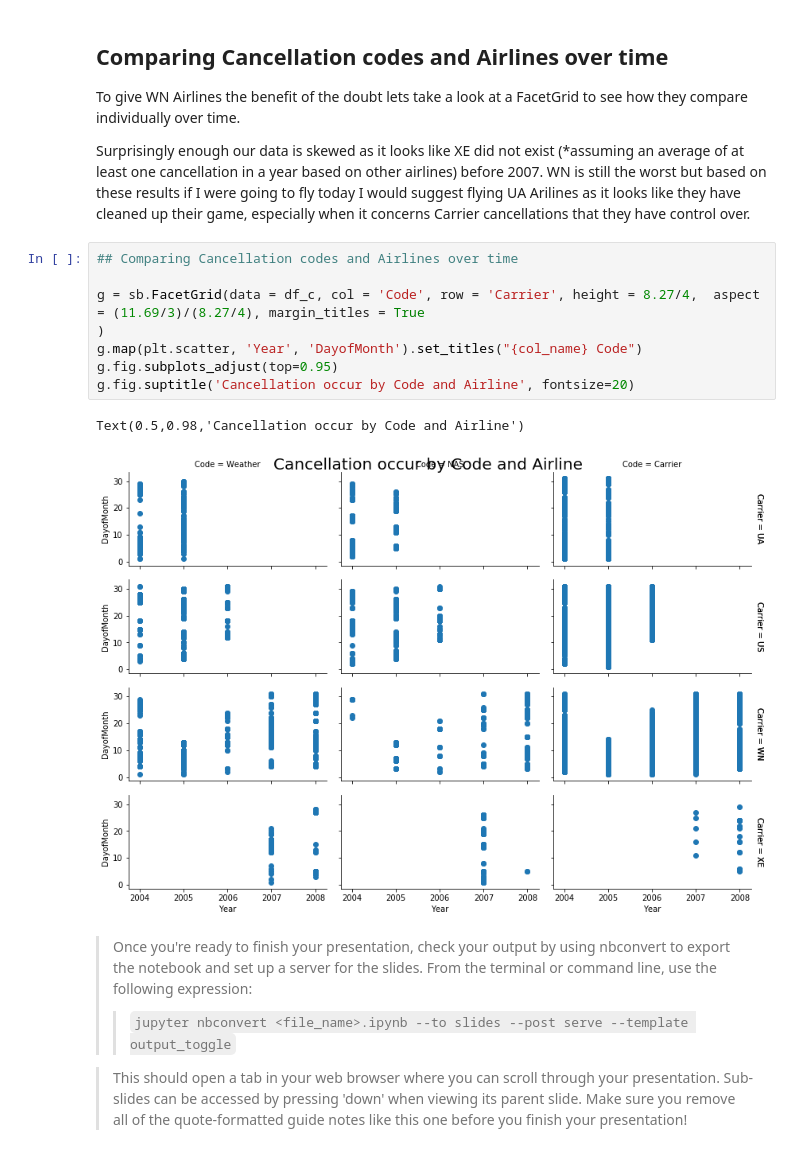
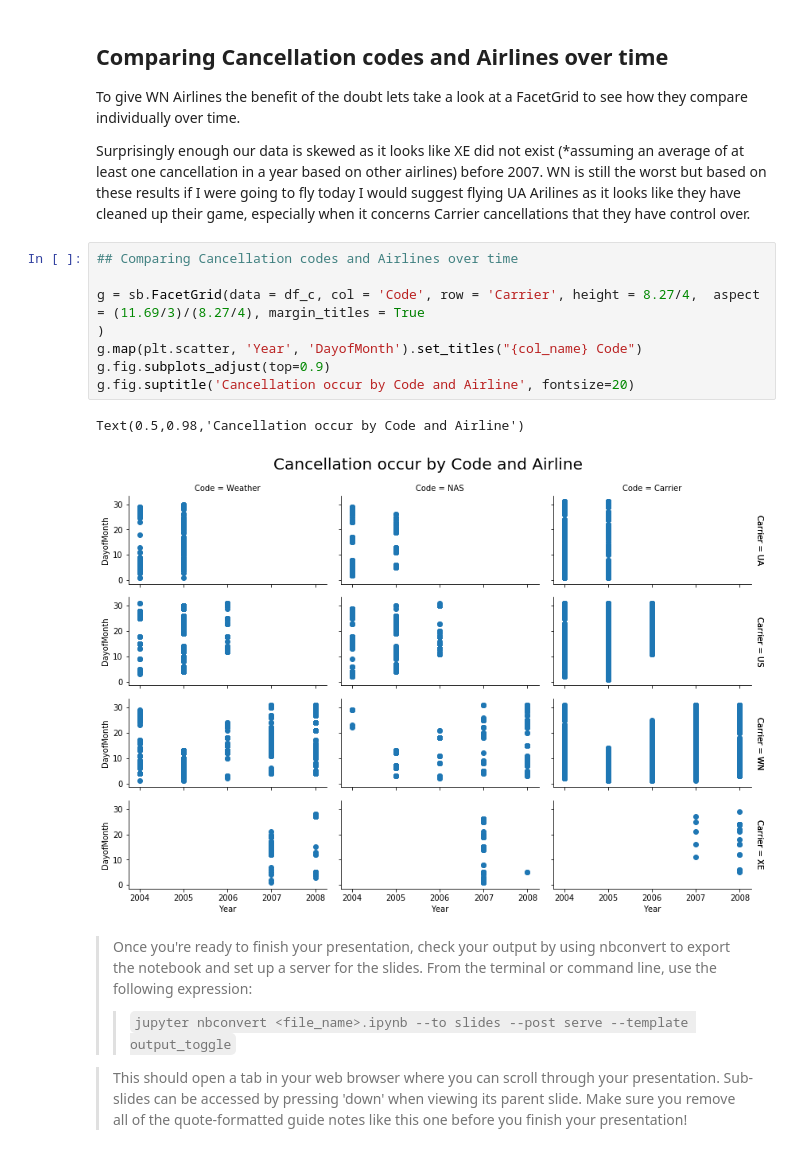
Before and after one commit to solaini/Data-Visualizations, a Jupyter notebook: Cancellation-Results.ipynb, the cells around one changed output. Drawn from its saved outputs; the diff is of its cells as text.

Commit message:
Final adjustment

```diff
--- a/Cancellation-Results.ipynb
+++ b/Cancellation-Results.ipynb
@@ -120,14 +120,14 @@ Surprisingly enough our data is skewed as it looks like XE did not exist (*assum
 # %%
 ## Comparing Cancellation codes and Airlines over time
 
 g = sb.FacetGrid(data = df_c, col = 'Code', row = 'Carrier', height = 8.27/4,  aspect = (11.69/3)/(8.27/4), margin_titles = True
 )
 g.map(plt.scatter, 'Year', 'DayofMonth').set_titles("{col_name} Code")
-g.fig.subplots_adjust(top=0.95)
+g.fig.subplots_adjust(top=0.9)
 g.fig.suptitle('Cancellation occur by Code and Airline', fontsize=20)
 # %% [output]
 Text(0.5,0.98,'Cancellation occur by Code and Airline')
-[figure, old version]
+[figure, new version]
 # %% [markdown]
 > Once you're ready to finish your presentation, check your output by using
 nbconvert to export the notebook and set up a server for the slides. From the
```
